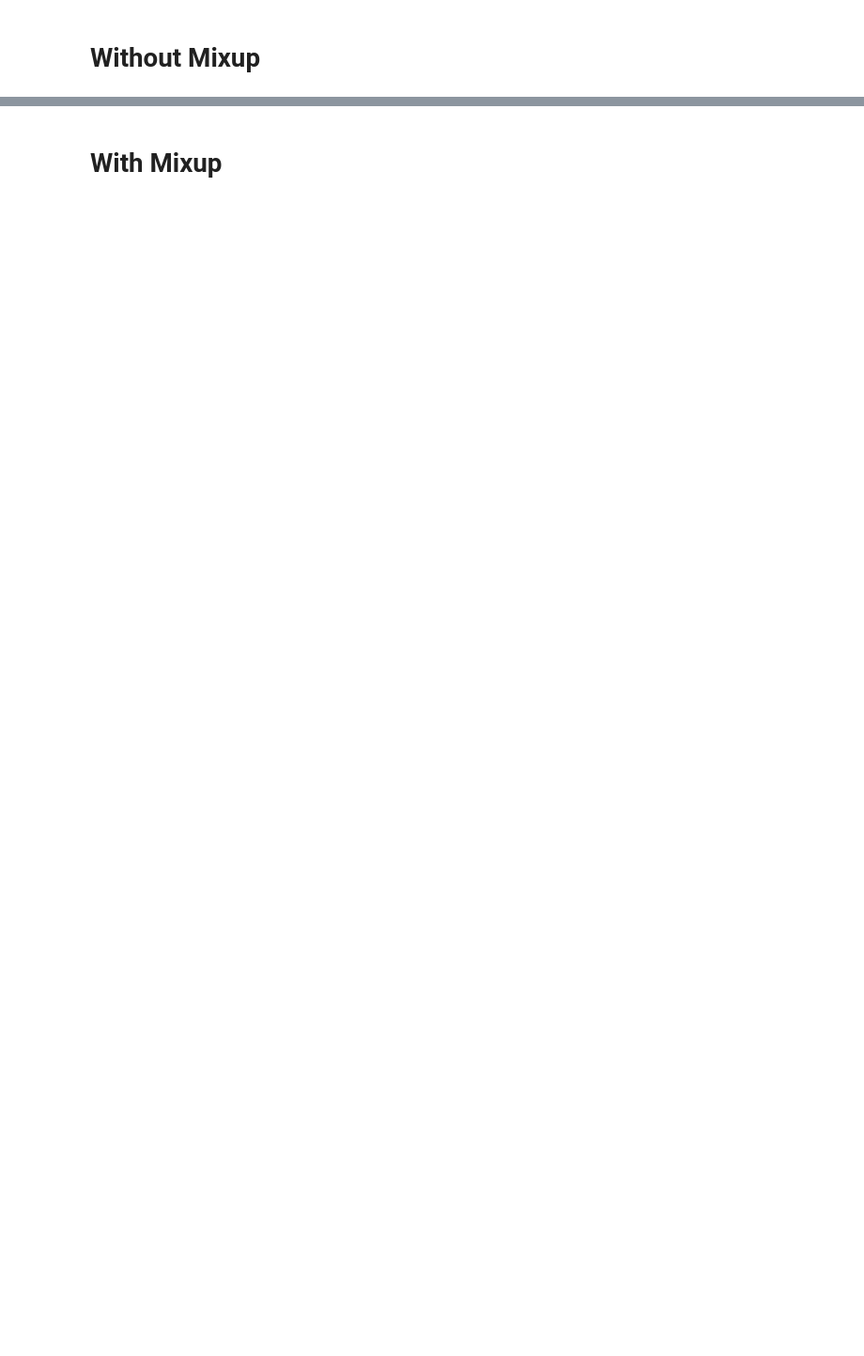
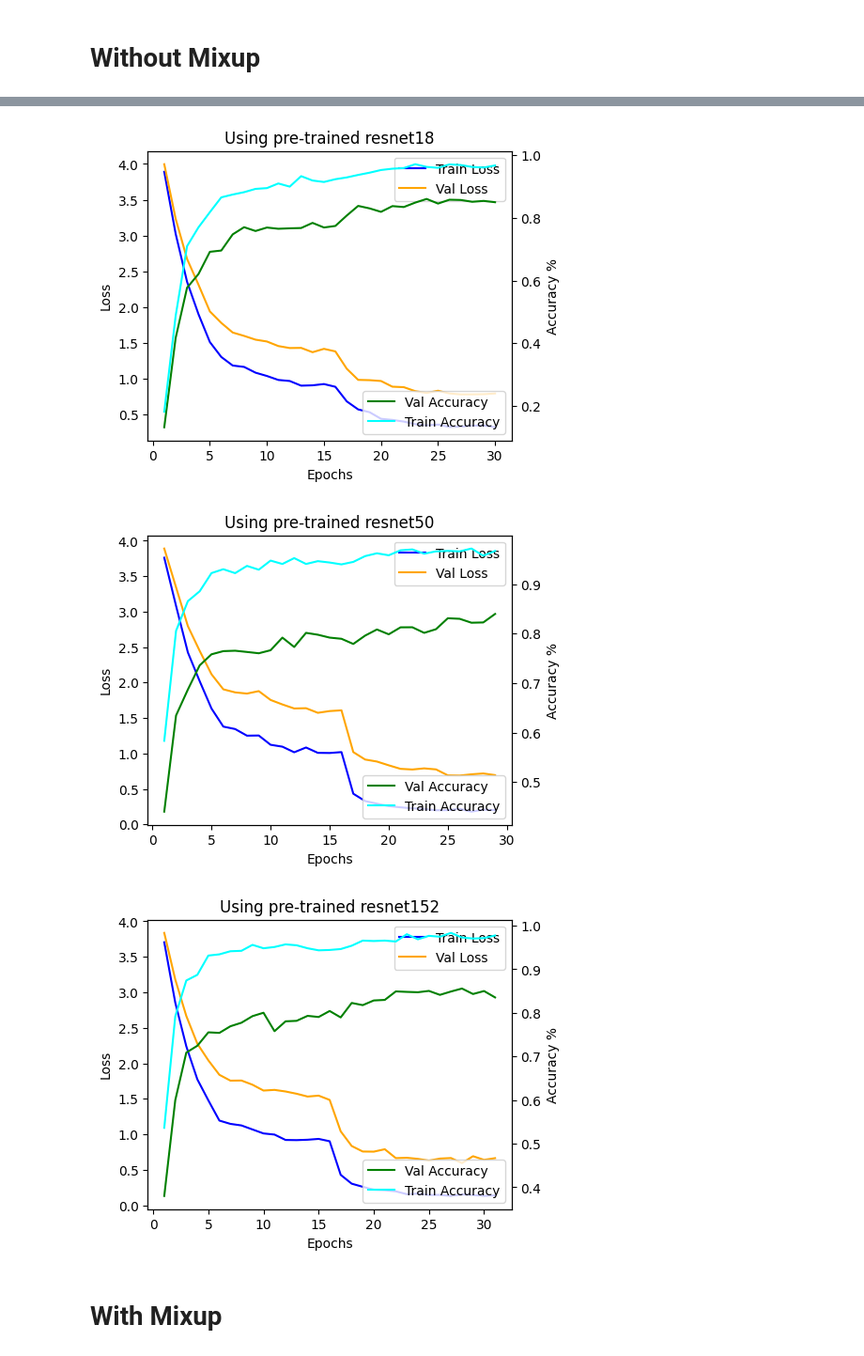
Before and after one commit to tquean15012003/SC4001, a Jupyter notebook: SC4001-Resnet.ipynb, the cells around one changed output, grey strips where cells are left out. Shown at 94% size. Saved outputs shown, nothing was run; the diff lists cells and outputs as text; code cells hidden in the pictures; blank space fills up the shorter version.

```diff
--- a/SC4001-Resnet.ipynb
+++ b/SC4001-Resnet.ipynb
@@ -111,5 +110,7 @@ Current valdation accuracy 42.86 is better than previous best of 8.18. Saving ch
 # %% [markdown]
 # Without Mixup
 # %%
-train_loader, train_val_loader, validation_loader, test_loader = get_train_val_test_loader()
-transfer_learning_on_backbone(backbones, feature_extract_epochs=16, fine_tune_epochs=8)
+backbones = ["resnet18", "resnet50", "resnet152"]
+train_loader, train_val_loader,  validation_loader, test_loader = get_train_val_test_loader()
+transfer_learning_on_backbone(backbones, feature_extract_epochs=16, fine_tune_epochs=16)
+# %% [output]
@@ -116,3 +176,6 @@ transfer_learning_on_backbone(backbones, feature_extract_epochs=16, fine_tune_ep
+[figure, added]
+[figure, added]
+[figure, added]
 # %% [markdown]
 # With Mixup
 # %%
```
Also changed, not shown: parts of 5 cells of this notebook.
